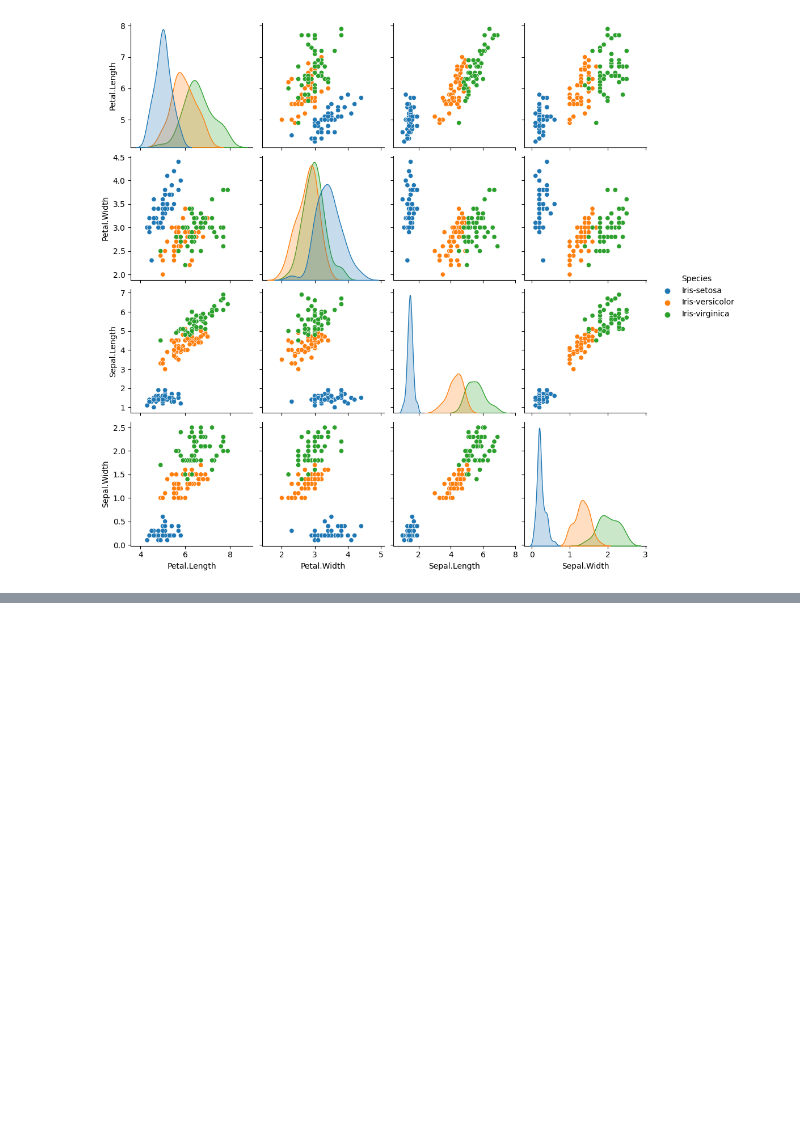
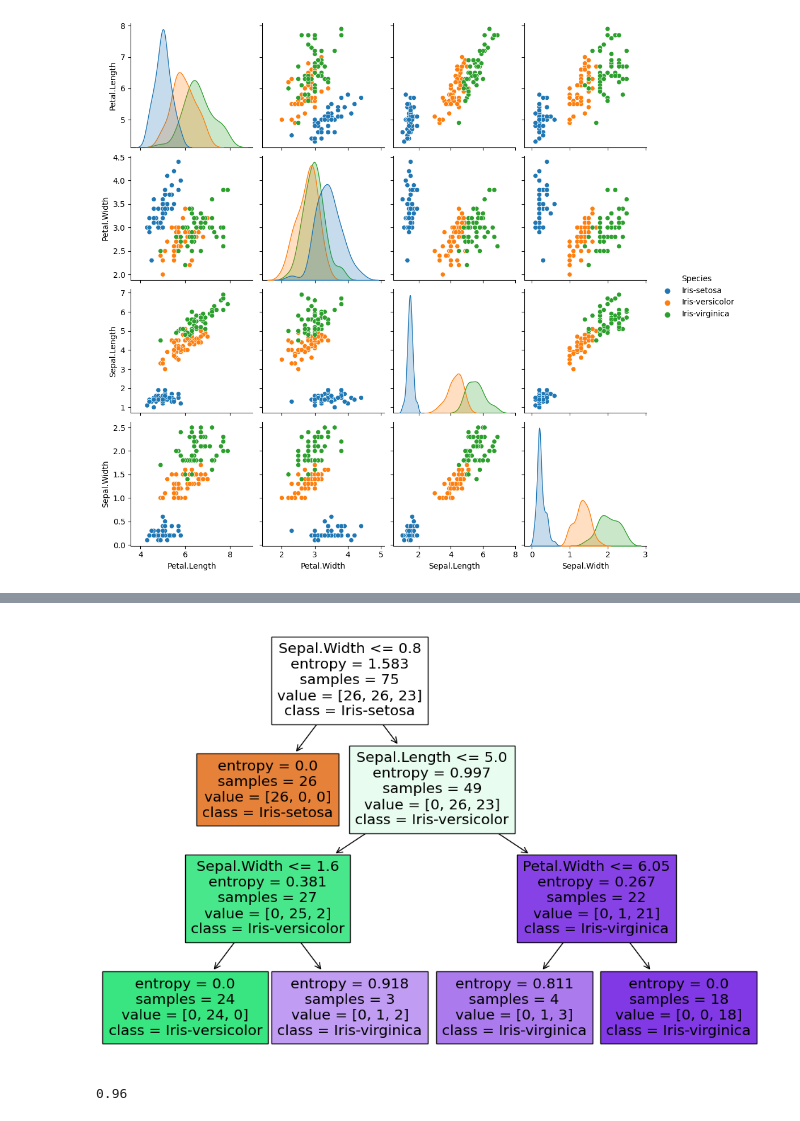
Before and after one commit to bwitishjack/PGSS2023, a Jupyter notebook: Week01/ChatGPTDataAnalysis.ipynb, the cells around one changed output, grey strips where cells are left out. Saved outputs shown, nothing was run; the diff lists cells and outputs as text; code cells hidden in the pictures; blank space fills up the shorter version.

```diff
--- a/Week01/ChatGPTDataAnalysis.ipynb
+++ b/Week01/ChatGPTDataAnalysis.ipynb
@@ -55,0 +267,19 @@ plt.show()
+# %%
+plt.figure(figsize=(12,8))
+plot_tree(entropyClf, filled=True, feature_names=['Petal.Width', "Petal.Width", "Sepal.Length", "Sepal.Width"], class_names=labelencoder.classes_)
+plt.show()
+# %% [output]
+[figure, added]
+# %%
+# 5 fold cross validation result
+from sklearn.model_selection import cross_val_score
+
+# Perform 5-fold cross-validation
+scores = cross_val_score(entropyClf, x, y, cv=5)
+
+# Compute the mean accuracy
+mean_accuracy = scores.mean()
+
+mean_accuracy
+# %% [output]
+0.96
```
Also changed, not shown: parts of 17 cells of this notebook.
